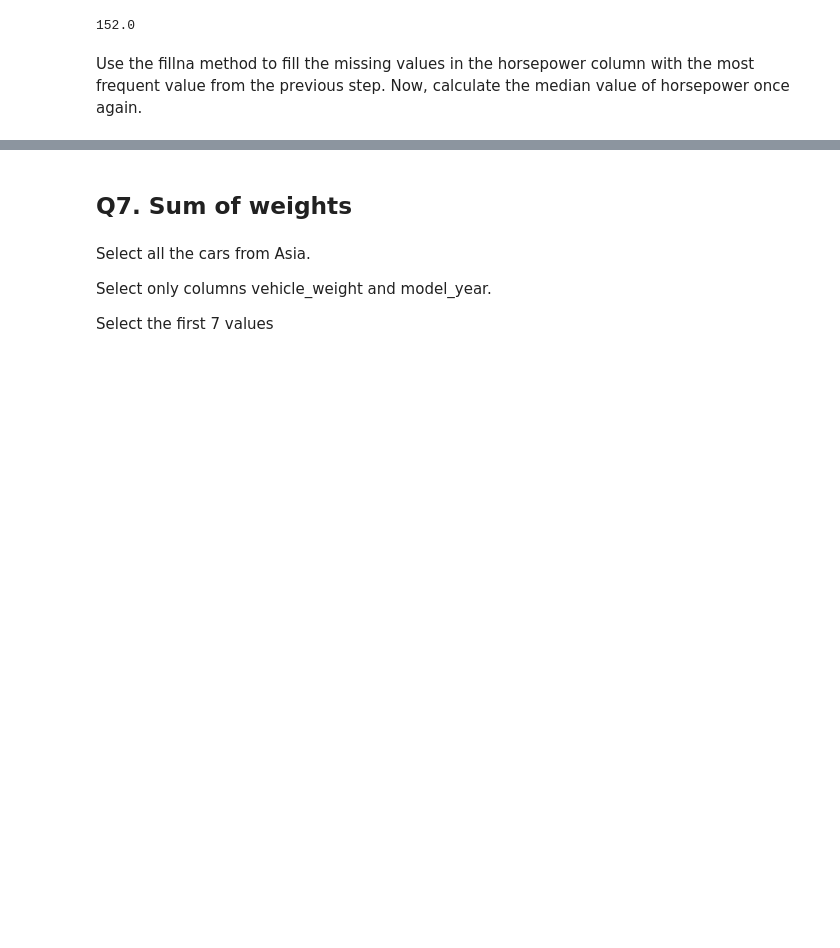
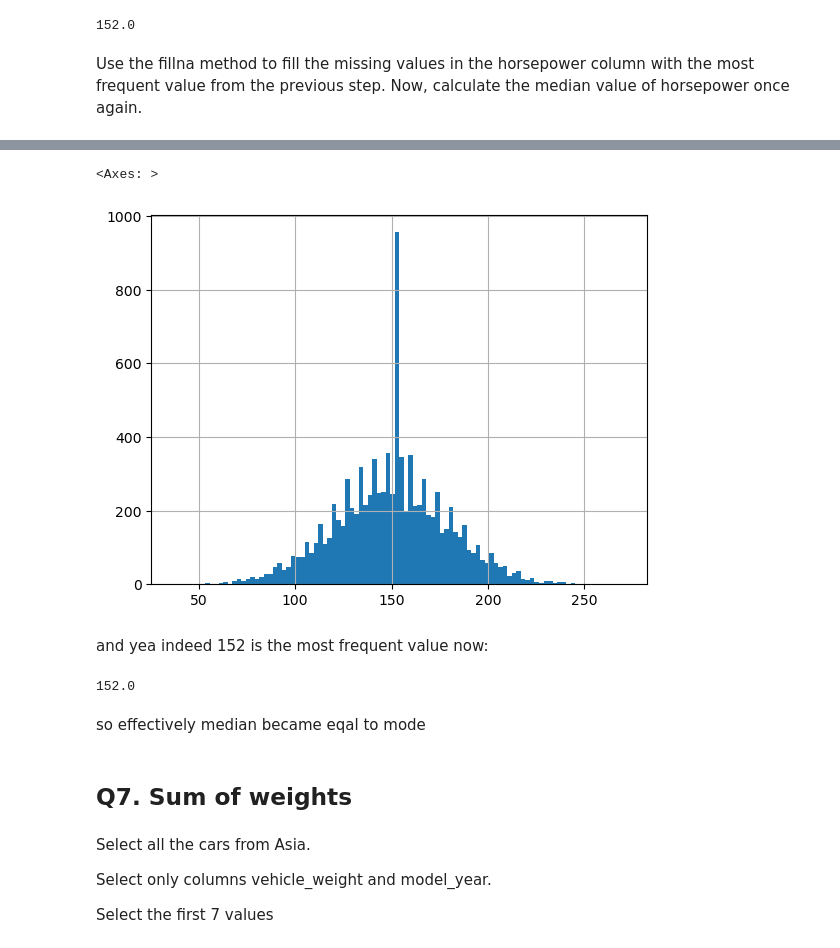
Before and after one commit to ramires666/machine-learning-zoomcamp-homework, a Jupyter notebook: 01-intro/01-intro-homework.ipynb, the cells around one changed output, grey strips where cells are left out. Cells and saved outputs as stored; diff of their text form; code cells hidden in the pictures; blank space fills up the shorter version.

```diff
--- a/01-intro/01-intro-homework.ipynb
+++ b/01-intro/01-intro-homework.ipynb
@@ -149,3 +180,16 @@ df.horsepower.fillna(142).median()
+# %%
+df['horsepower'].fillna(152).hist(bins=100)
+# %% [output]
+<Axes: >
+[figure, added]
+# %% [markdown]
+and yea indeed 152 is the most frequent value now:
+# %%
+df.horsepower.fillna(152).mode()[0]
+# %% [output]
+152.0
+# %% [markdown]
+so effectively median became eqal to mode
 # %% [markdown]
 ## Q7. Sum of weights
 # %% [markdown]
```
Also changed, not shown: parts of 10 cells of this notebook.
